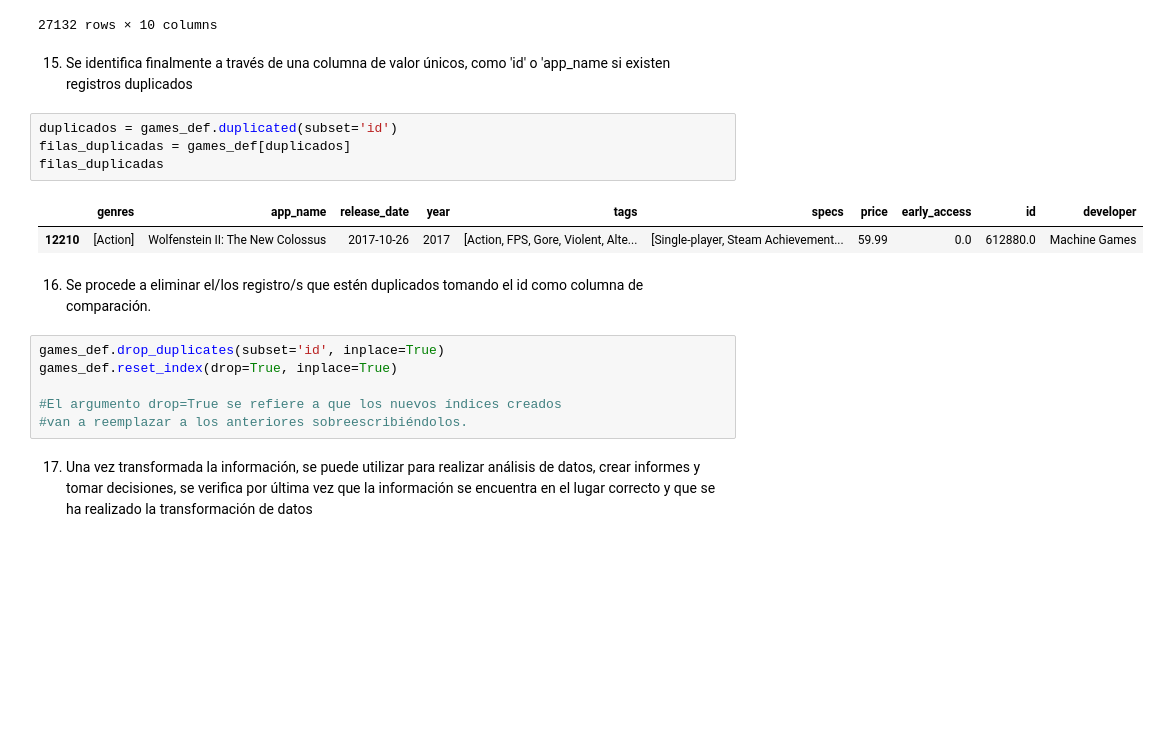
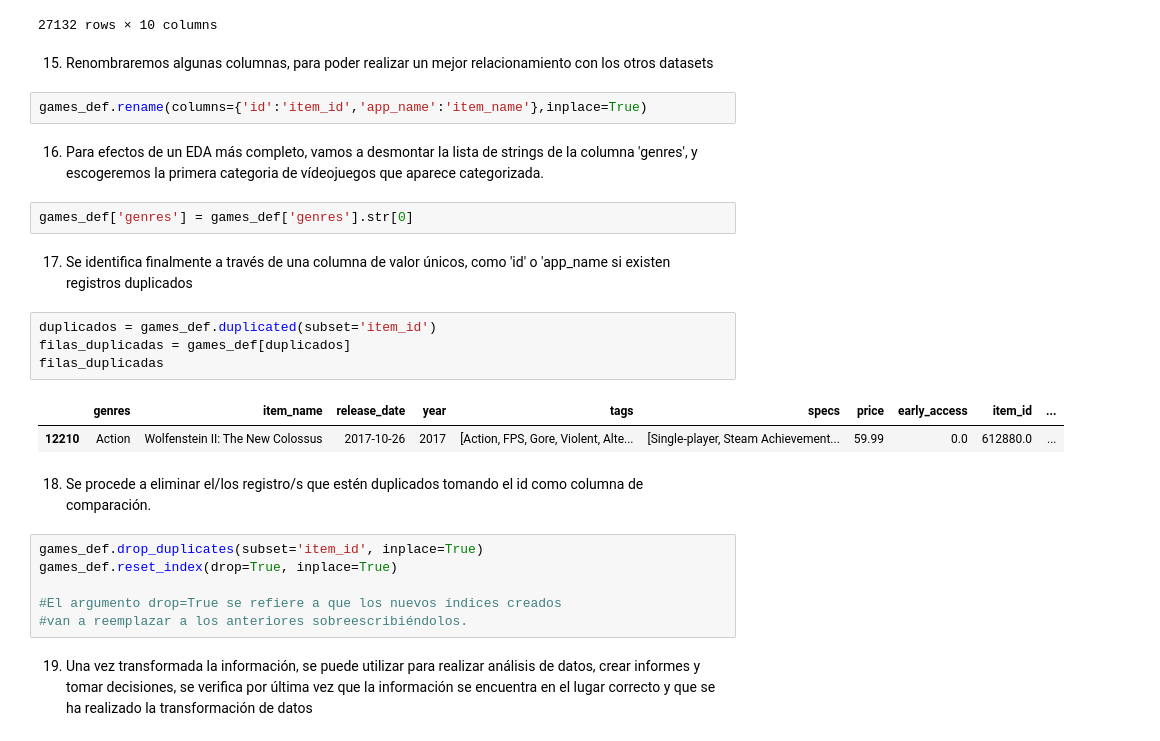
Before and after one commit to miguelflorez1994/PROYECTO-INDIVIDUAL---PI-MLOps---STEAM, a Jupyter notebook: ETL_games.ipynb, the cells around one changed output. Saved outputs shown, nothing was run; the diff lists cells and outputs as text; blank space fills up the shorter version.

```diff
--- a/ETL_games.ipynb
+++ b/ETL_games.ipynb
@@ -273,25 +273,33 @@ games_def
 | 27130 | [Indie, Racing, Simulation] | Russian Roads | 2018-01-04 | 2018 | [Indie, Simulation, Racing] | [Single-player, Steam Achievement... | 1.99 | 0.0 | 610660.0 | Laush Dmitriy Sergeevich |
 | 27131 | [Casual, Indie] | EXIT 2 - Directions | 2017-09-02 | 2017 | [Indie, Casual, Puzzle, Singlepla... | [Single-player, Steam Achievement... | 4.99 | 0.0 | 658870.0 | xropi,stev3ns |
 27132 rows × 10 columns
+# %% [markdown]
+15. Renombraremos algunas columnas, para poder realizar un mejor relacionamiento con los otros datasets
+# %%
+games_def.rename(columns={'id':'item_id','app_name':'item_name'},inplace=True)
+# %% [markdown]
+16. Para efectos de un EDA más completo, vamos a desmontar la lista de strings de la columna 'genres', y escogeremos la primera categoria de vídeojuegos que aparece categorizada.
+# %%
+games_def['genres'] = games_def['genres'].str[0]
 # %% [markdown]
-15. Se identifica finalmente a través de una columna de valor únicos, como 'id'  o 'app_name si existen registros duplicados
+17. Se identifica finalmente a través de una columna de valor únicos, como 'id'  o 'app_name si existen registros duplicados
 # %%
-duplicados = games_def.duplicated(subset='id')
+duplicados = games_def.duplicated(subset='item_id')
 filas_duplicadas = games_def[duplicados]
 filas_duplicadas
 # %% [output]
-|  | genres | app_name | release_date | year | tags | specs | price | early_access | id | developer |
-| 12210 | [Action] | Wolfenstein II: The New Colossus | 2017-10-26 | 2017 | [Action, FPS, Gore, Violent, Alte... | [Single-player, Steam Achievement... | 59.99 | 0.0 | 612880.0 | Machine Games |
+|  | genres | item_name | release_date | year | tags | specs | price | early_access | item_id | ... |
+| 12210 | Action | Wolfenstein II: The New Colossus | 2017-10-26 | 2017 | [Action, FPS, Gore, Violent, Alte... | [Single-player, Steam Achievement... | 59.99 | 0.0 | 612880.0 | ... |
 # %% [markdown]
-16. Se procede a eliminar el/los registro/s que estén duplicados tomando el id como columna de comparación.
+18. Se procede a eliminar el/los registro/s que estén duplicados tomando el id como columna de comparación.
 # %%
-games_def.drop_duplicates(subset='id', inplace=True)
+games_def.drop_duplicates(subset='item_id', inplace=True)
 games_def.reset_index(drop=True, inplace=True)
 
 #El argumento drop=True se refiere a que los nuevos índices creados
 #van a reemplazar a los anteriores sobreescribiéndolos.
 # %% [markdown]
-17. Una vez transformada  la información, se puede utilizar para realizar análisis de datos, crear informes y tomar decisiones, se verifica por última vez  que la información se encuentra en el lugar correcto y que se ha realizado la transformación de datos
+19. Una vez transformada  la información, se puede utilizar para realizar análisis de datos, crear informes y tomar decisiones, se verifica por última vez  que la información se encuentra en el lugar correcto y que se ha realizado la transformación de datos
 # %%
 games_def.info()
 # %% [output]
```
Also changed, not shown: parts of 3 cells of this notebook, 18 other files.
